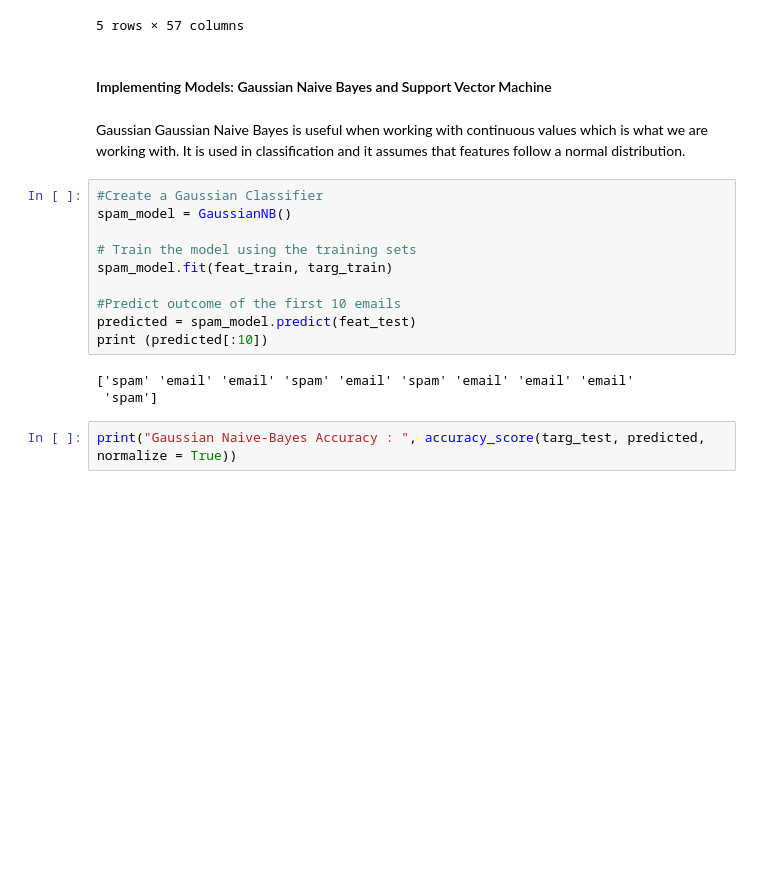
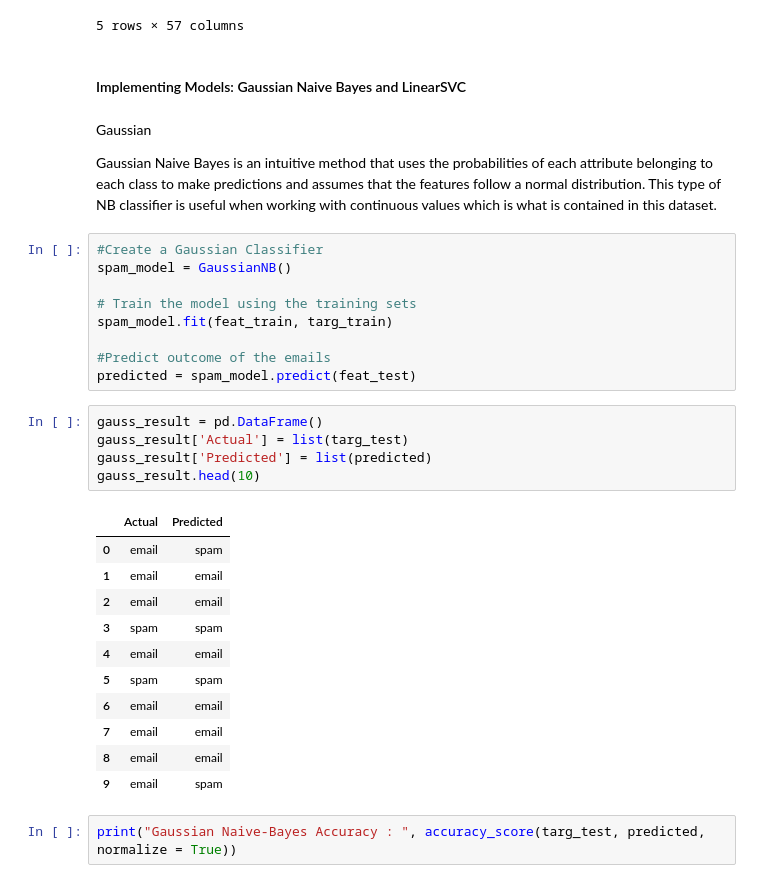
Before and after one commit to javernw/DATA620-Web-Analytics, a Jupyter notebook: DATA620 HW5.ipynb, the cells around one changed output. Cells and saved outputs as stored; diff of their text form; blank space fills up the shorter version.

```diff
--- a/DATA620 HW5.ipynb
+++ b/DATA620 HW5.ipynb
@@ -141,10 +143,11 @@ feat_test.head()
 | 1844 | 0.00 | 0.0 | 0.54 | 0.0 | 0.0 | 0.0 | ... |
 5 rows × 57 columns
 # %% [markdown]
-#### Implementing Models: Gaussian Naive Bayes and Support Vector Machine
+#### Implementing Models: Gaussian Naive Bayes and LinearSVC
-# %% [markdown]
-Gaussian
-Gaussian Naive Bayes is useful when working with continuous values which is what we are working with. It is used in classification and it assumes that features follow a normal distribution.
+# %% [markdown]
+Gaussian
+
+Gaussian Naive Bayes is an intuitive method that uses the probabilities of each attribute belonging to each class to make predictions and assumes that the features follow a normal distribution. This type of NB classifier is useful when working with continuous values which is what is contained in this dataset.
 # %%
 #Create a Gaussian Classifier
 spam_model = GaussianNB()
@@ -152,12 +155,25 @@ spam_model = GaussianNB()
 # Train the model using the training sets
 spam_model.fit(feat_train, targ_train)
 
-#Predict outcome of the first 10 emails
+#Predict outcome of the emails
 predicted = spam_model.predict(feat_test)
-print (predicted[:10])
-# %% [output]
-['spam' 'email' 'email' 'spam' 'email' 'spam' 'email' 'email' 'email'
- 'spam']
+# %%
+gauss_result = pd.DataFrame()
+gauss_result['Actual'] = list(targ_test)
+gauss_result['Predicted'] = list(predicted)
+gauss_result.head(10)
+# %% [output]
+|  | Actual | Predicted |
+| 0 | email | spam |
+| 1 | email | email |
+| 2 | email | email |
+| 3 | spam | spam |
+| 4 | email | email |
+| 5 | spam | spam |
+| 6 | email | email |
+| 7 | email | email |
+| 8 | email | email |
+| 9 | email | spam |
 # %%
 print("Gaussian Naive-Bayes Accuracy : ", accuracy_score(targ_test, predicted, normalize = True))
 # %% [output]
```
Also changed, not shown: parts of 13 cells of this notebook.
